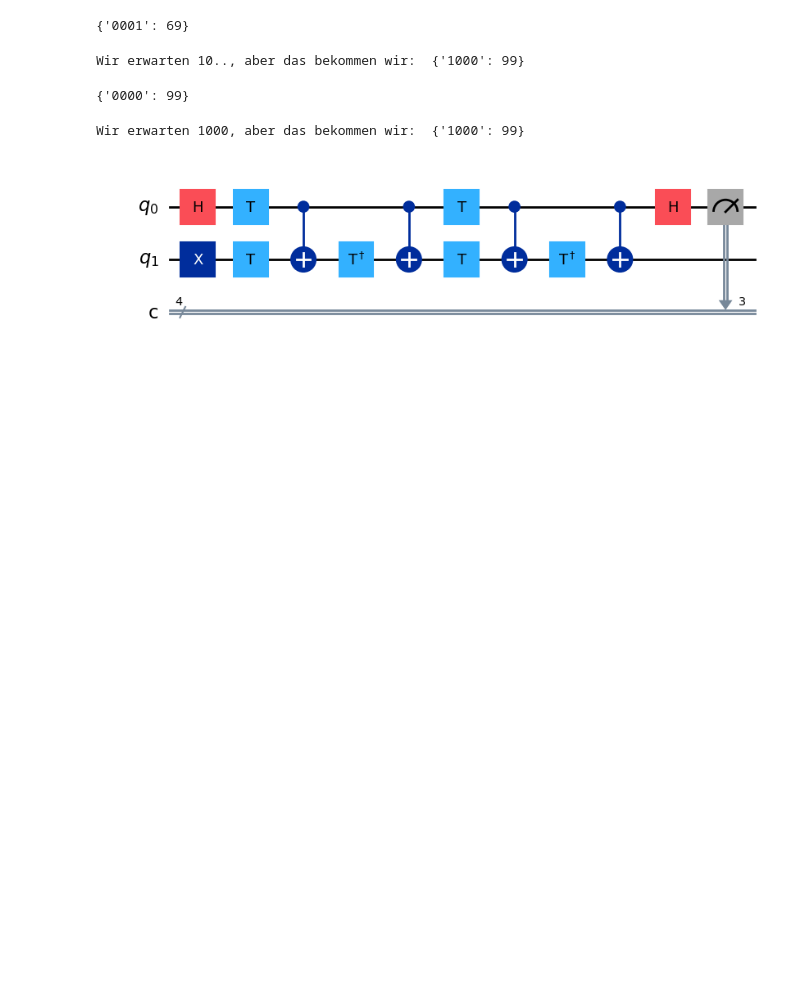
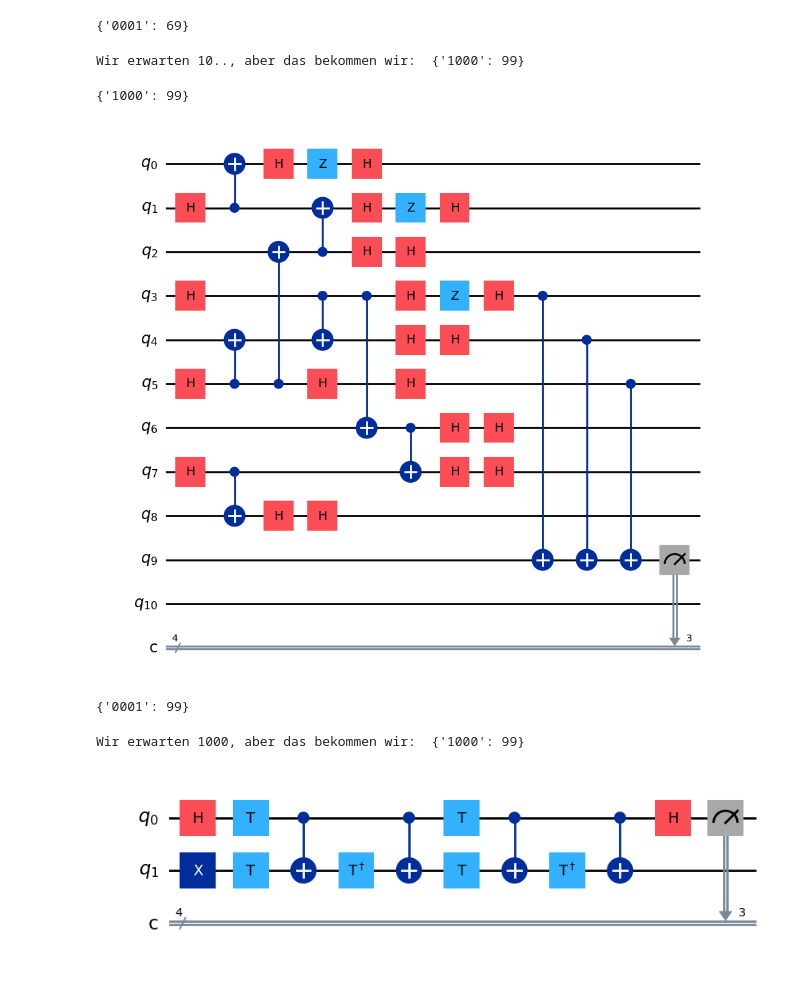
Before and after one commit to RicemanBoy/qc_researchproject, a Jupyter notebook: Rotated Surface Code/Eigener Surface Code.ipynb, the cells around one changed output. Drawn from its saved outputs; the diff is of its cells as text; code cells hidden in the pictures; blank space fills up the shorter version.

```diff
--- a/Rotated Surface Code/Eigener Surface Code.ipynb
+++ b/Rotated Surface Code/Eigener Surface Code.ipynb
@@ -566,8 +568,38 @@ counts = result.get_counts()
 print("Wir erwarten 10.., aber das bekommen wir: ",counts)
 # %% [output]
 Wir erwarten 10.., aber das bekommen wir:  {'1000': 99}
+# %%
+qc = rot_surf_code(1)
+
+ancilla = qc.num_qubits - 2
+
+#qc = X_L(qc, 0)
+
+qc = Hadamard(qc)
+
+qc.z(0)
+qc.z(1)
+qc.z(3)
+
+qc = Hadamard(qc)
+
+qc = Z_parity(qc, 0)
+
+qc.measure(ancilla,3)
+
+im = AerSimulator()
+job = sim.run(qc, shots=99)
+result = job.result()
+counts = result.get_counts()
+
+print(counts)
+
+qc.draw("mpl")
+# %% [output]
+{'1000': 99}
+[figure, added]
 # %%
-qc = rot_surf_code(2)
+qc = rot_surf_code(1)                           #Logisches S scheint zu funktionieren!
 
 ancilla = qc.num_qubits - 2
 
@@ -575,7 +607,7 @@ qc = Hadamard(qc, 0)
 
 qc = S_L(qc, 0)
 
-qc = adjoint_S_L(qc, 0)
+qc = S_L(qc, 0)
 
 #qc = Z_L(qc, False, 0)
 
@@ -593,7 +625,7 @@ counts = result.get_counts()
 
 print(counts)
 # %% [output]
-{'0000': 99}
+{'0001': 99}
 # %%
 qr = QuantumRegister(2,"q")                     #Klassische Version vom Controlled S funktioniert!!!
 cbit = ClassicalRegister(4,"c")
```
Also changed, not shown: parts of 6 cells of this notebook.
